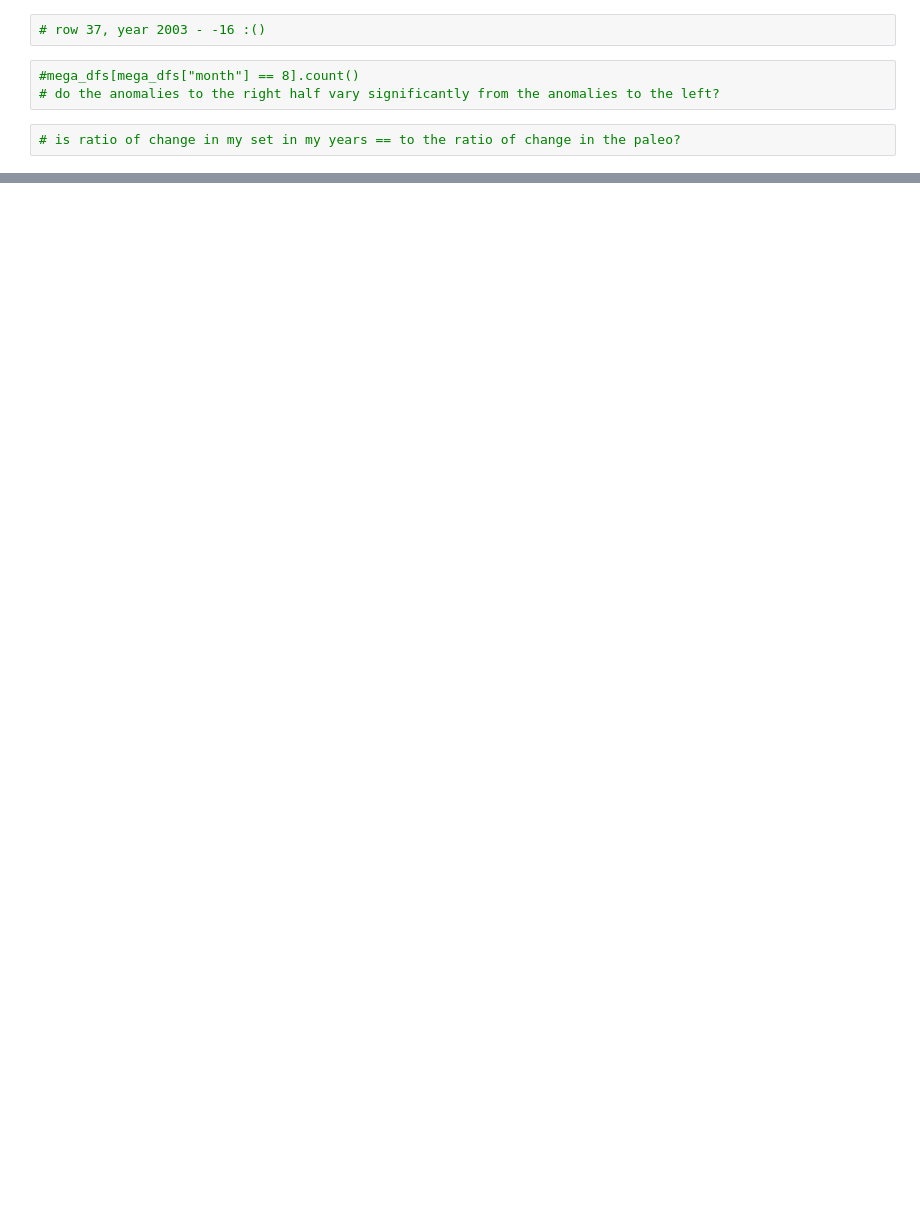
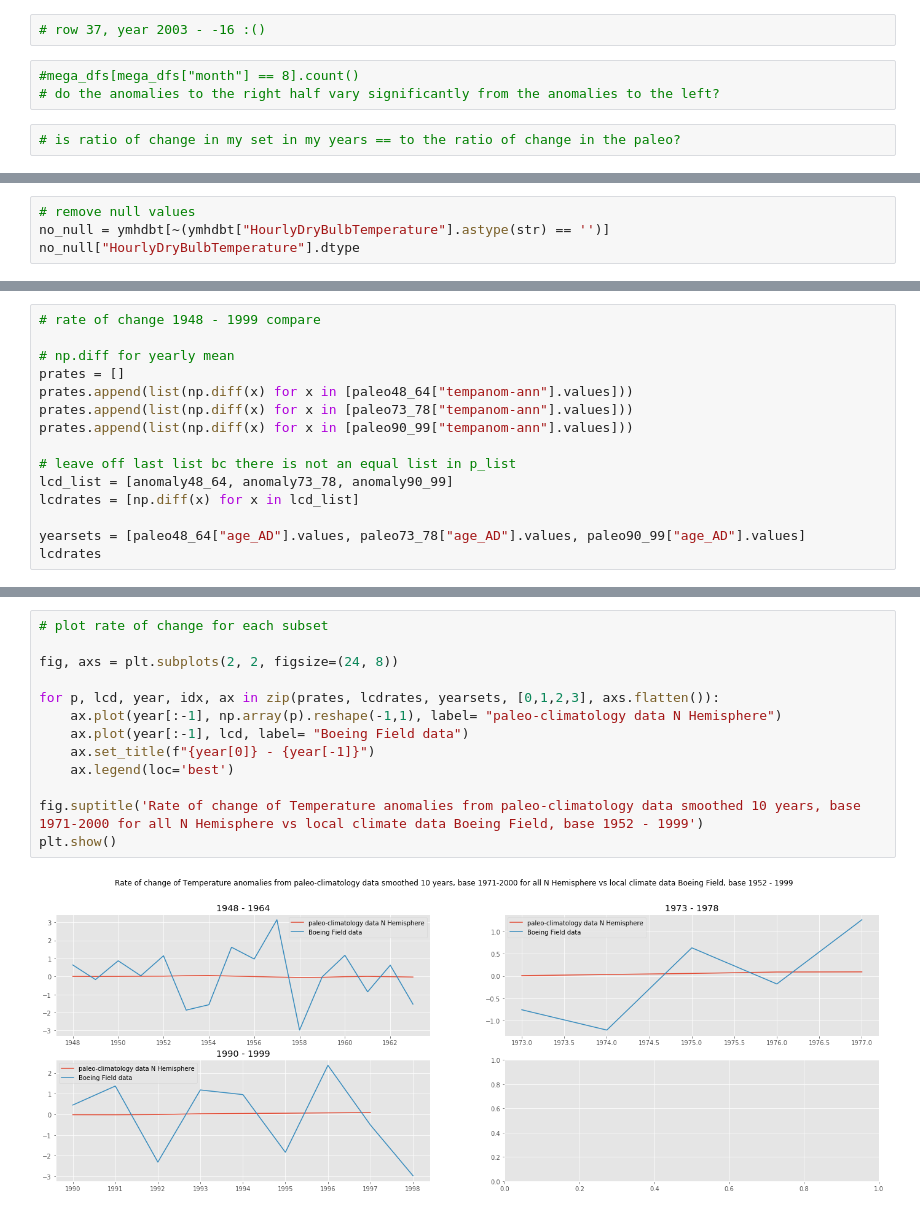
Before and after one commit to SarahMBurgart/temp-anomalies-seattle, a Jupyter notebook: NOAA dataset - CLEAN version.ipynb, the cells around one changed output, grey strips where cells are left out. Drawn from its saved outputs; the diff is of its cells as text; blank space fills up the shorter version.

```diff
--- a/NOAA dataset - CLEAN version.ipynb
+++ b/NOAA dataset - CLEAN version.ipynb
@@ -199,0 +249,4 @@ plt.show()
+# %%
+# remove null values
+no_null = ymhdbt[~(ymhdbt["HourlyDryBulbTemperature"].astype(str) == '')]
+no_null["HourlyDryBulbTemperature"].dtype
@@ -199,0 +422,15 @@ plt.show()
+# %%
+# rate of change 1948 - 1999 compare
+
+# np.diff for yearly mean
+prates = []
+prates.append(list(np.diff(x) for x in [paleo48_64["tempanom-ann"].values]))
+prates.append(list(np.diff(x) for x in [paleo73_78["tempanom-ann"].values]))
+prates.append(list(np.diff(x) for x in [paleo90_99["tempanom-ann"].values]))
+
+# leave off last list bc there is not an equal list in p_list
+lcd_list = [anomaly48_64, anomaly73_78, anomaly90_99]
+lcdrates = [np.diff(x) for x in lcd_list]
+
+yearsets = [paleo48_64["age_AD"].values, paleo73_78["age_AD"].values, paleo90_99["age_AD"].values]
+lcdrates
@@ -199,0 +452,15 @@ plt.show()
+# %%
+# plot rate of change for each subset
+
+fig, axs = plt.subplots(2, 2, figsize=(24, 8))
+
+for p, lcd, year, idx, ax in zip(prates, lcdrates, yearsets, [0,1,2,3], axs.flatten()):
+    ax.plot(year[:-1], np.array(p).reshape(-1,1), label= "paleo-climatology data N Hemisphere")
+    ax.plot(year[:-1], lcd, label= "Boeing Field data")
+    ax.set_title(f"{year[0]} - {year[-1]}")
+    ax.legend(loc='best')
+
+fig.suptitle('Rate of change of Temperature anomalies from paleo-climatology data smoothed 10 years, base 1971-2000 for all N Hemisphere vs local climate data Boeing Field, base 1952 - 1999')
+plt.show()
+# %% [output]
+[figure, added]
```
Also changed, not shown: parts of 28 cells of this notebook.
